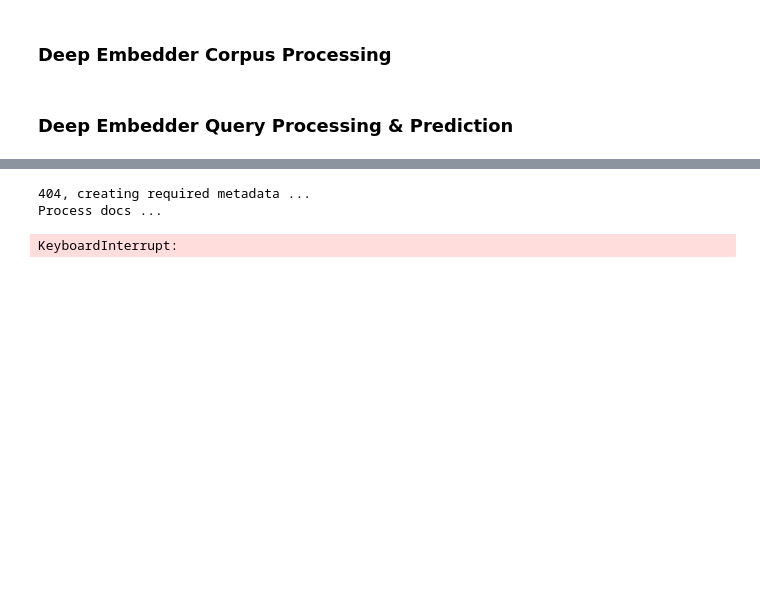
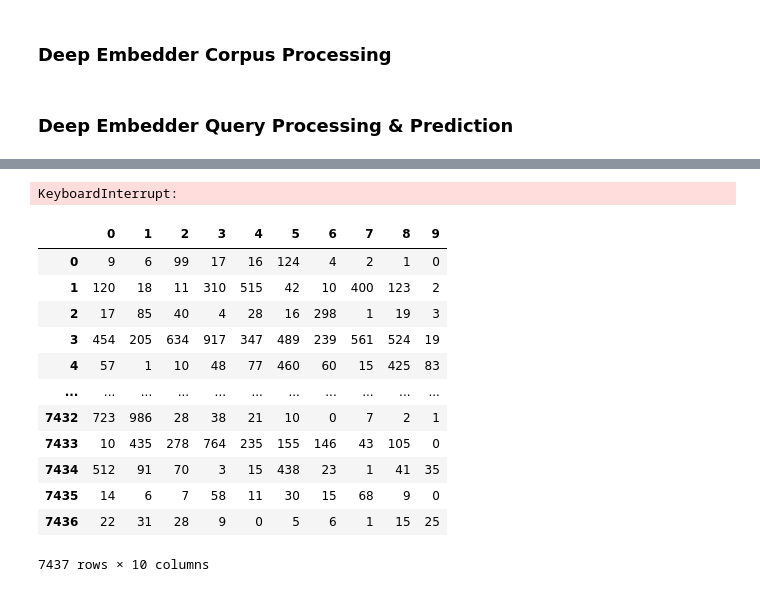
Before and after one commit to DIS-InfoExplorers/Project-1, a Jupyter notebook: Official.ipynb, the cells around one changed output, grey strips where cells are left out. Saved outputs shown, nothing was run; the diff lists cells and outputs as text; code cells hidden in the pictures; blank space fills up the shorter version.

```diff
--- a/Official.ipynb
+++ b/Official.ipynb
@@ -208,7 +229,7 @@ def tfidf_vectorize_queries(queries_df, vocabulary, idf):
 
     print("Process queries ...")
     # Preprocess all queries
-    queries_df['processed'] = queries_df['text'].apply(preprocess_query)
+    queries_df['processed'] = queries_df['text'].apply(preprocess_text)
 
     print("Initialize sparse matrix ...")
     num_queries = len(queries_df)
@@ -326,20 +347,41 @@ def deep_vectorize_queries(queries):
 # %%
-def deep_predict_documents(top_large_k, vectorized_queries,  vectorized_corpus):
-
+def deep_predict_documents(top_large_k, vectorized_queries, vectorized_corpus):
     # 2D Array for storing indices to relevant documents
     # Shape (Number of queries, k)
     top_10 = np.zeros((vectorized_queries.shape[0], 10))
 
     # Iterate through each query embedding
     for idx, vector_query in enumerate(vectorized_queries):
-
         # Index the embedding of relevant candidates
         # Shape of sentence_feature: (large_k, 384)
-        sentence_feature = vectorized_corpus[top_large_k[idx]]
+        sentence_feature = vectorized_corpus.loc[top_large_k[idx]]
 
         # Dot product (numerator of cosine similarity), similar to linear_kernel
         similarity = sentence_feature @ vector_query
 
         # Get indices of top-k highest similarities
         top_10[idx] = np.argsort(similarity)[-10:]
-    return top_10
+    return top_10.astype(int)
+# %%
+%%time
+
+## TF-IDF PREDICTION
+k = 1000
+documents, tf_idf, vocabulary, idf = tfidf_process_corpus()
+tfidf_query_vectors = tfidf_vectorize_queries(queries_test, vocabulary, idf)
+prediction = tfidf_predict_documents(tf_idf, tfidf_query_vectors, k)
+map_ = predictions_to_ids_ranking(corpus, queries_test, prediction)
+
+## DEEP EMBEDDING PREDICTION
+VECTORIZED_CORPUS = deep_embedder_process_corpus()
+
+top_large_k = np.zeros(shape=(map_.shape[0], k))
+for i in range(map_.shape[0]):
+    new_line = np.array(map_.iloc[i]['corpus-id'])
+    for j in range(len(new_line)):
+        top_large_k[i][j] = new_line[j]
+
+top_large_k = top_large_k.astype(int)
+deep_vectors = deep_vectorize_queries(queries_test)
+
+top_large_k
@@ -345,0 +406,3 @@ def deep_predict_documents(top_large_k, vectorized_queries,  vectorized_corpus):
+# %%
+VECTORIZED_CORPUS = pd.DataFrame(VECTORIZED_CORPUS, index=corpus['corpus-id'])
+VECTORIZED_CORPUS.head()
@@ -346,21 +418,23 @@ def deep_predict_documents(top_large_k, vectorized_queries,  vectorized_corpus):
 # %%
-%%time
-
-## TF-IDF PREDICTION
-k = 1000
-documents, tfidf, vocabulary, idf = tfidf_process_corpus()
-tfidf_vectors = vectorize_queries(queries_test, vocabulary, idf)
-prediction = predict_documents(tfidf, vectors, tfidf_vectors)
-map_ = predictions_to_ids_ranking(corpus, queries_test, prediction)
-
-## DEEP EMBEDDING PREDICTION
-VECTORIZED_CORPUS = deep_embedder_process_corpus()
-top_large_k = map_["corpus-id"].apply(lambda x: list(x))
-deep_vectors =  deep_vectorize_queries(queries)
-
-top10 = deep_predict_documents(top_large_k, deep_vectors,  VECTORIZED_CORPUS)
+top10 = deep_predict_documents(top_large_k, deep_vectors, VECTORIZED_CORPUS)
 top10
 # %% [output]
-404, creating required metadata ...
-Process docs ...
+KeyboardInterrupt:
-KeyboardInterrupt:
+# %%
+result = pd.DataFrame(top10)
+result = result.apply(lambda x: corpus.index.values[x])
+result
+# %% [output]
+|  | 0 | 1 | 2 | 3 | 4 | 5 | 6 | 7 | 8 | 9 |
+| 0 | 9 | 6 | 99 | 17 | 16 | 124 | 4 | 2 | 1 | 0 |
+| 1 | 120 | 18 | 11 | 310 | 515 | 42 | 10 | 400 | 123 | 2 |
+| 2 | 17 | 85 | 40 | 4 | 28 | 16 | 298 | 1 | 19 | 3 |
+| 3 | 454 | 205 | 634 | 917 | 347 | 489 | 239 | 561 | 524 | 19 |
+| 4 | 57 | 1 | 10 | 48 | 77 | 460 | 60 | 15 | 425 | 83 |
+| ... | ... | ... | ... | ... | ... | ... | ... | ... | ... | ... |
+| 7432 | 723 | 986 | 28 | 38 | 21 | 10 | 0 | 7 | 2 | 1 |
+| 7433 | 10 | 435 | 278 | 764 | 235 | 155 | 146 | 43 | 105 | 0 |
+| 7434 | 512 | 91 | 70 | 3 | 15 | 438 | 23 | 1 | 41 | 35 |
+| 7435 | 14 | 6 | 7 | 58 | 11 | 30 | 15 | 68 | 9 | 0 |
+| 7436 | 22 | 31 | 28 | 9 | 0 | 5 | 6 | 1 | 15 | 25 |
+7437 rows × 10 columns
```
Also changed, not shown: parts of 11 cells of this notebook.
